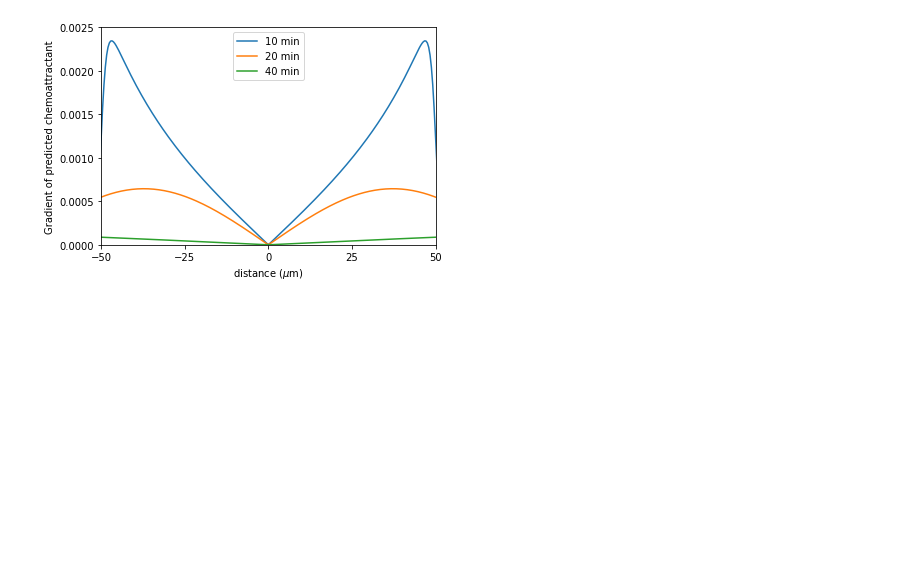
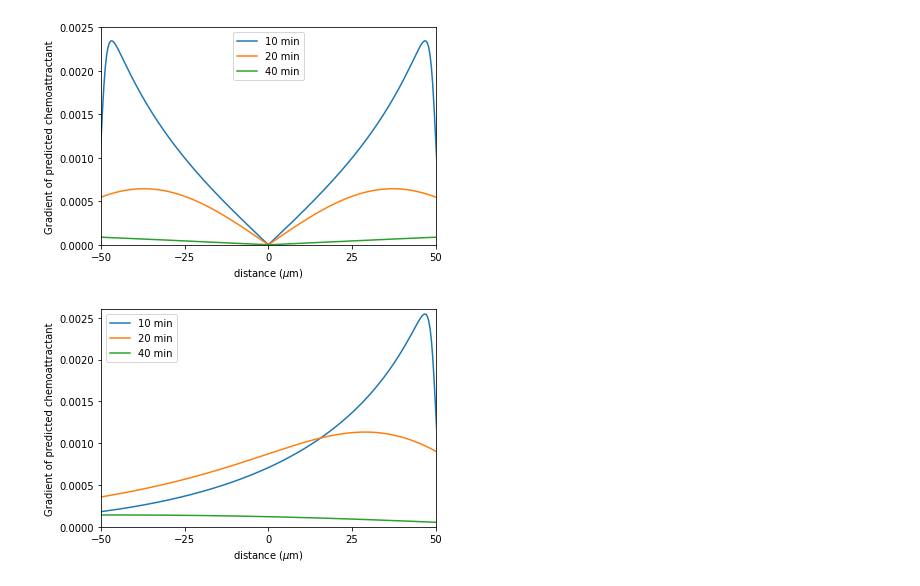
Before and after one commit to Schumacher-group/ImmuneCellMigrationAnalysis, a Jupyter notebook: Notebooks/Diffusion Plots.ipynb, the cells around one changed output. Cells and saved outputs as stored; diff of their text form; code cells hidden in the pictures; blank space fills up the shorter version.

```diff
--- a/Notebooks/Diffusion Plots.ipynb
+++ b/Notebooks/Diffusion Plots.ipynb
@@ -212,0 +212,24 @@ plt.show()
+# %%
+# two wounds with one KD
+source_locations2KD = location_of_sources(halfwound_on=True, two_wounds=True)
+source_strength2KD = strength_of_sources(halfwound_on=False, flow_rate=q_control)
+
+concentration_1KD = concentration_multiple_sources(X, Y, 1, source_locations2KD, source_strength2KD, D_control, tau_control)
+concentration_10KD = concentration_multiple_sources(X, Y, 10, source_locations2KD, source_strength2KD, D_control, tau_control)
+concentration_20KD = concentration_multiple_sources(X, Y, 20, source_locations2KD, source_strength2KD, D_control, tau_control)
+concentration_40KD = concentration_multiple_sources(X, Y, 40, source_locations2KD, source_strength2KD, D_control, tau_control)
+# %%
+plt.plot(distance,np.absolute(np.gradient(concentration_10KD[:,int(nPoints/2)])), label = "10 min")
+plt.plot(distance,np.absolute(np.gradient(concentration_20KD[:,int(nPoints/2)])), label = "20 min")
+plt.plot(distance,np.absolute(np.gradient(concentration_40KD[:,int(nPoints/2)])), label = "40 min")
+
+plt.ylim(0,0.0026)
+plt.xlim(-50,50)
+plt.xticks(np.linspace(-50,50,5))
+plt.legend()
+plt.xlabel("distance ($\mu$m)")
+plt.ylabel("Gradient of predicted chemoattractant")
+plt.savefig("Figures/Two wound KD predicted bias.pdf")
+plt.show()
+# %% [output]
+[figure, added]
```
Also changed, not shown: parts of 6 cells of this notebook.
